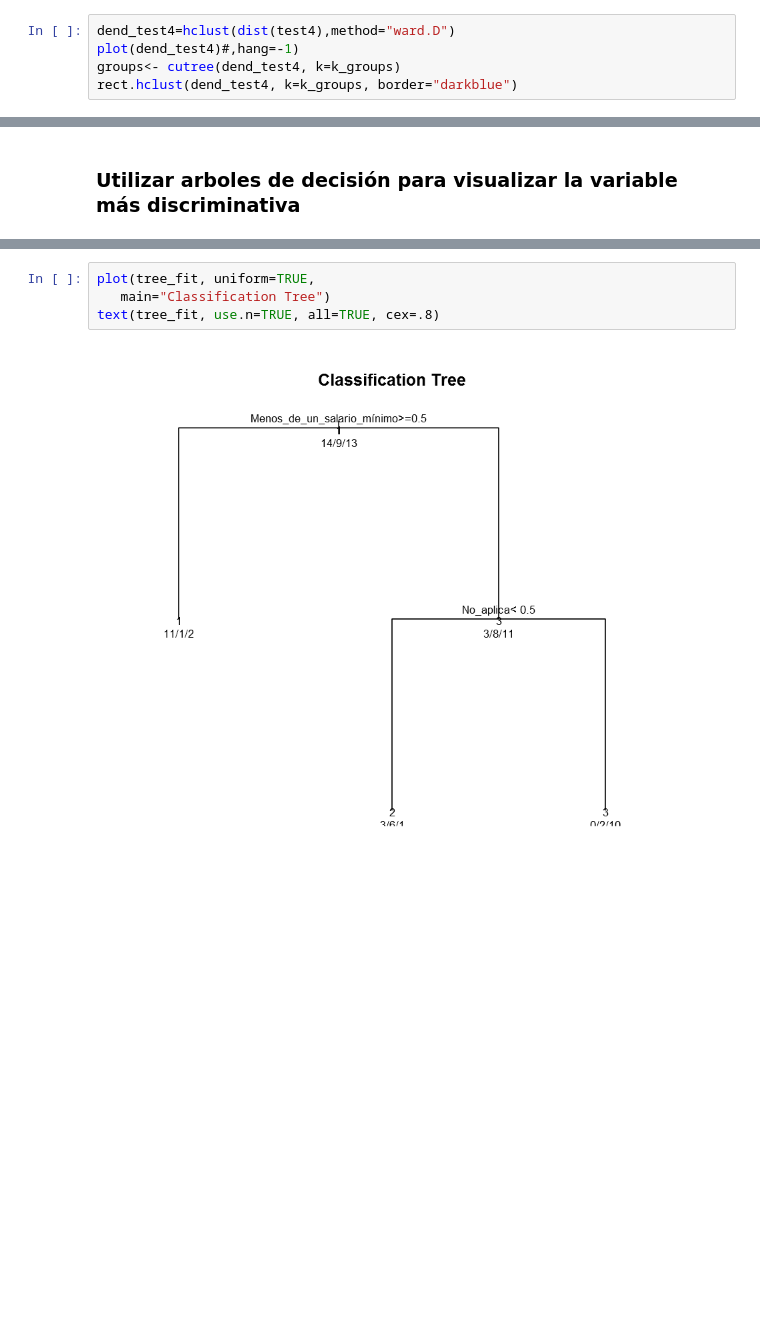
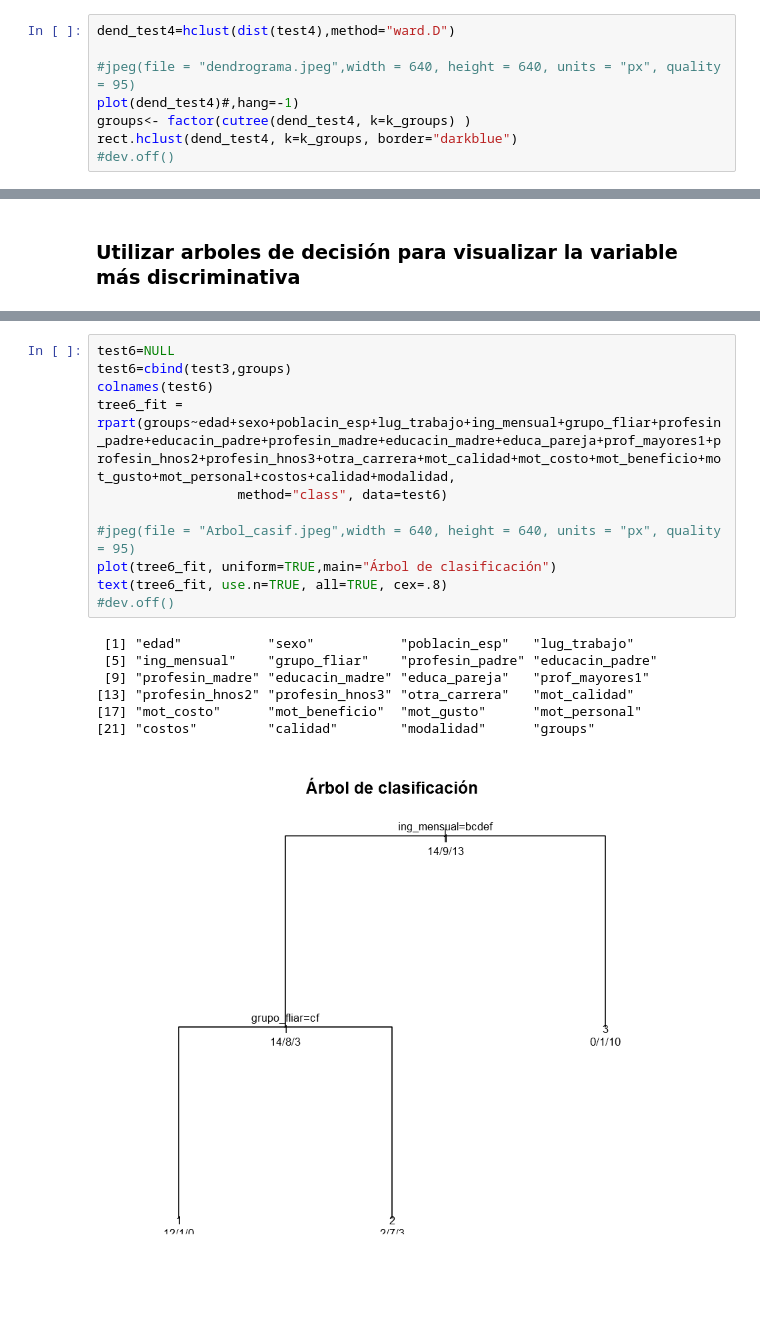
Before and after one commit to Yagwar/TAMD, a Jupyter notebook: Analisis de corresponencias.ipynb, the cells around one changed output, grey strips where cells are left out. Saved outputs shown, nothing was run; the diff lists cells and outputs as text; blank space fills up the shorter version.

```diff
--- a/Analisis de corresponencias.ipynb
+++ b/Analisis de corresponencias.ipynb
@@ -253,8 +251,11 @@ test4=cbind(test4,dicots)
 # %%
 dend_test4=hclust(dist(test4),method="ward.D")
+
+#jpeg(file = "dendrograma.jpeg",width = 640, height = 640, units = "px", quality = 95)
 plot(dend_test4)#,hang=-1)
-groups<- cutree(dend_test4, k=k_groups)
+groups<- factor(cutree(dend_test4, k=k_groups) )
 rect.hclust(dend_test4, k=k_groups, border="darkblue")
+#dev.off()
 # %% [output]
 [figure]
 # %%
@@ -452,6 +380,19 @@ tree_fit = rpart(groups~edad+Femenino+Masculino+No_pertenece+Madre_cabeza_de_fam
-# %%
-plot(tree_fit, uniform=TRUE,
-   main="Classification Tree")
-text(tree_fit, use.n=TRUE, all=TRUE, cex=.8)
-# %% [output]
-[figure, removed]
+# %%
+test6=NULL
+test6=cbind(test3,groups)
+colnames(test6)
+tree6_fit = rpart(groups~edad+sexo+poblacin_esp+lug_trabajo+ing_mensual+grupo_fliar+profesin_padre+educacin_padre+profesin_madre+educacin_madre+educa_pareja+prof_mayores1+profesin_hnos2+profesin_hnos3+otra_carrera+mot_calidad+mot_costo+mot_beneficio+mot_gusto+mot_personal+costos+calidad+modalidad,
+                  method="class", data=test6)
+
+#jpeg(file = "Arbol_casif.jpeg",width = 640, height = 640, units = "px", quality = 95)
+plot(tree6_fit, uniform=TRUE,main="Árbol de clasificación")
+text(tree6_fit, use.n=TRUE, all=TRUE, cex=.8)
+#dev.off()
+# %% [output]
+ [1] "edad"           "sexo"           "poblacin_esp"   "lug_trabajo"
+ [5] "ing_mensual"    "grupo_fliar"    "profesin_padre" "educacin_padre"
+ [9] "profesin_madre" "educacin_madre" "educa_pareja"   "prof_mayores1"
+[13] "profesin_hnos2" "profesin_hnos3" "otra_carrera"   "mot_calidad"
+[17] "mot_costo"      "mot_beneficio"  "mot_gusto"      "mot_personal"
+[21] "costos"         "calidad"        "modalidad"      "groups"
+[figure, added]
```
Also changed, not shown: parts of 24 cells of this notebook.
